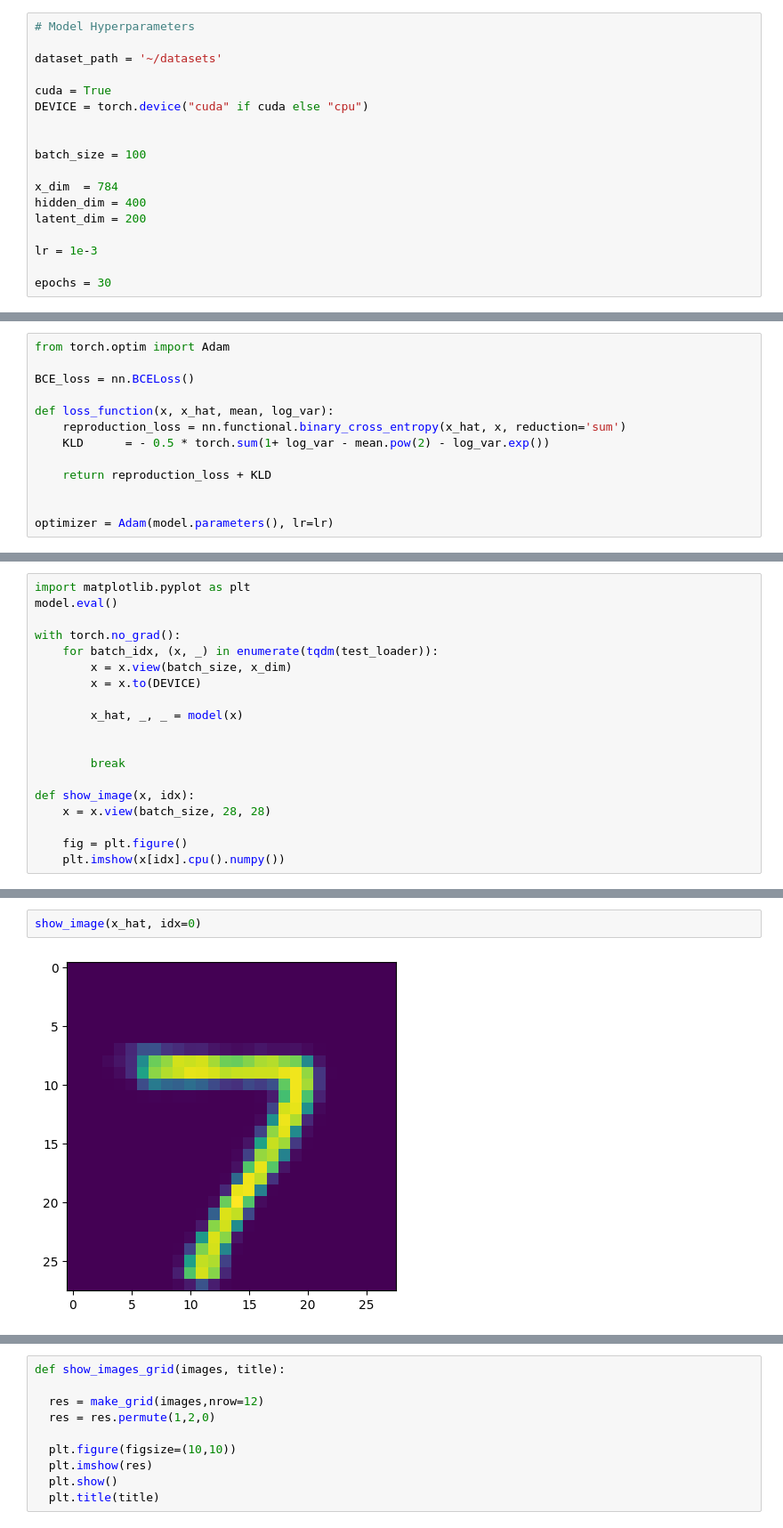
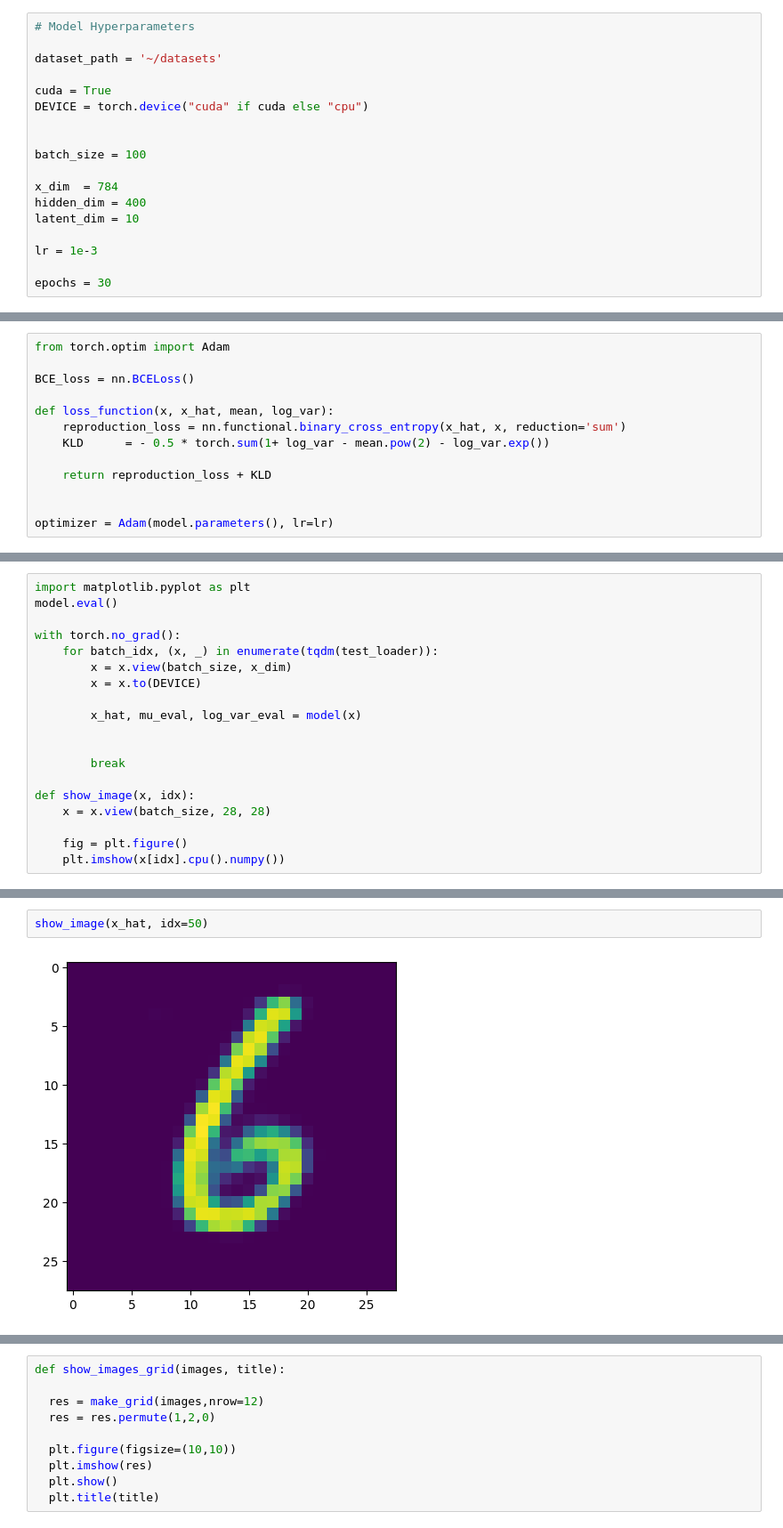
Before and after one commit to rudraxx/pytorch, a Jupyter notebook: 06_VAE_pytorch.ipynb, the cells around one changed output, grey strips where cells are left out. Shown at 89% size. Drawn from its saved outputs; the diff is of its cells as text.

Commit message:
Added visualizations

```diff
--- a/06_VAE_pytorch.ipynb
+++ b/06_VAE_pytorch.ipynb
@@ -34,7 +34,7 @@ batch_size = 100
 
 x_dim  = 784
 hidden_dim = 400
-latent_dim = 200
+latent_dim = 10
 
 lr = 1e-3
 
@@ -187,7 +191,7 @@ with torch.no_grad():
         x = x.view(batch_size, x_dim)
         x = x.to(DEVICE)
 
-        x_hat, _, _ = model(x)
+        x_hat, mu_eval, log_var_eval = model(x)
 
 
         break
@@ -205,6 +211,6 @@ show_image(x, idx=0)
 # %%
-show_image(x_hat, idx=0)
+show_image(x_hat, idx=50)
 # %% [output]
-[figure, old version]
+[figure, new version]
 # %%
 #Step 6. Generate image from noise vector
```
Also changed, not shown: parts of 9 cells of this notebook.
